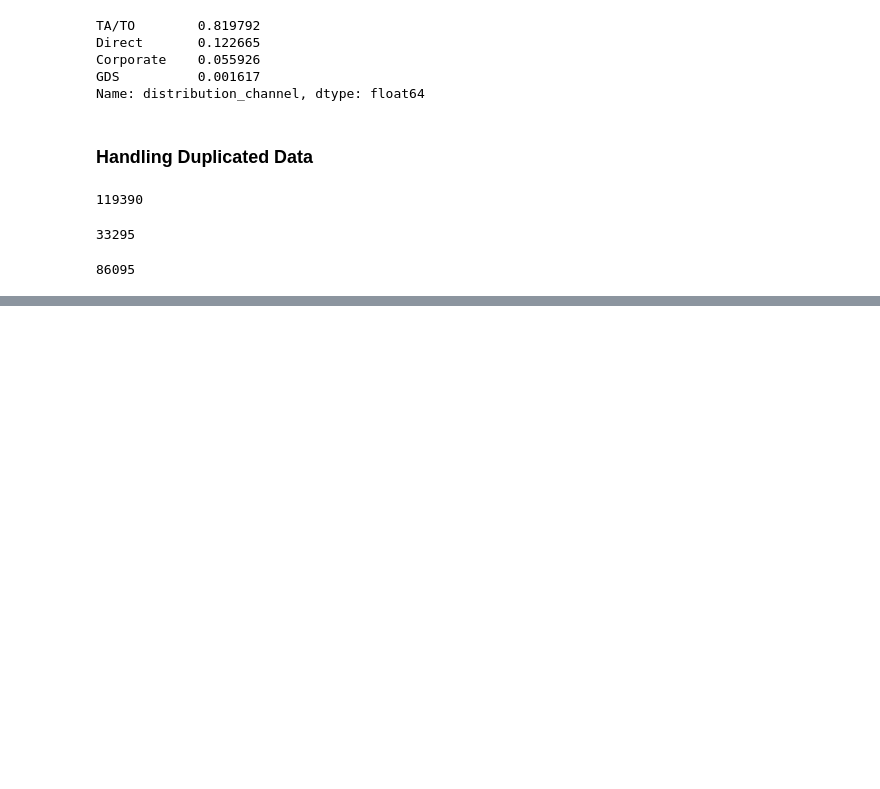
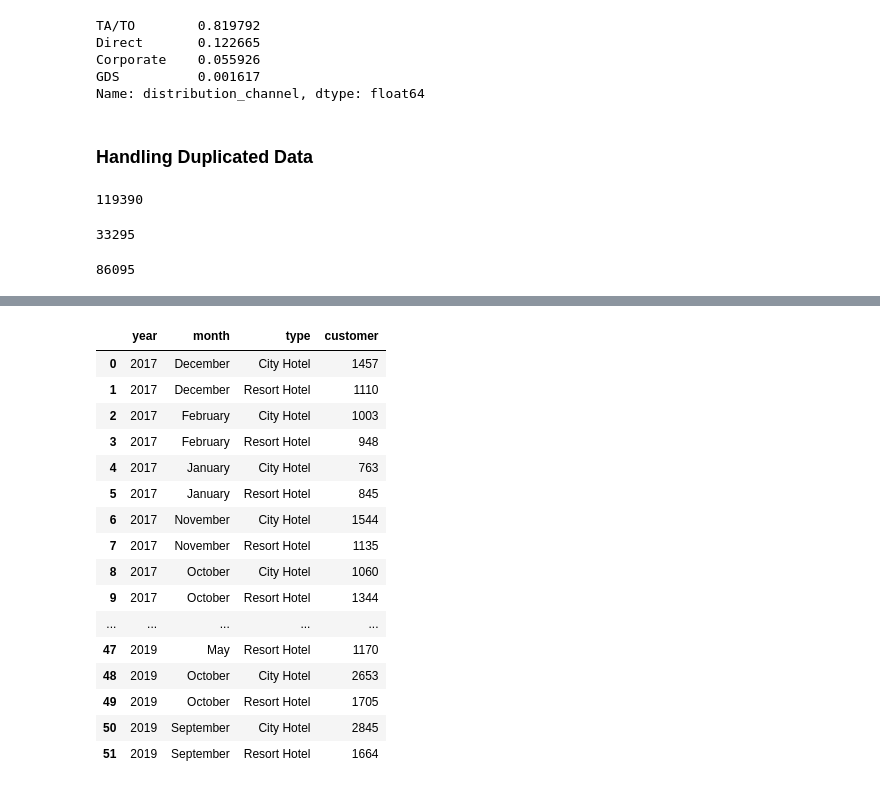
Before and after one commit to faisalydth/investigate-hotel, a Jupyter notebook: investigate_hotel.ipynb, the cells around one changed output, grey strips where cells are left out. Saved outputs shown, nothing was run; the diff lists cells and outputs as text; code cells hidden in the pictures; blank space fills up the shorter version.

```diff
--- a/investigate_hotel.ipynb
+++ b/investigate_hotel.ipynb
@@ -205,0 +260,24 @@ len(df) # after
+# %%
+monthly_book = df.groupby(['arrival_date_year', 'arrival_date_month', 'hotel']).agg({'hotel':'count'})
+monthly_book = monthly_book.rename({'hotel':'customer'}, axis=1)
+monthly_book = monthly_book.reset_index()
+monthly_book = monthly_book.rename({'arrival_date_year':'year', 'arrival_date_month':'month', 'hotel':'type'}, axis=1)
+monthly_book
+# %% [output]
+|  | year | month | type | customer |
+| 0 | 2017 | December | City Hotel | 1457 |
+| 1 | 2017 | December | Resort Hotel | 1110 |
+| 2 | 2017 | February | City Hotel | 1003 |
+| 3 | 2017 | February | Resort Hotel | 948 |
+| 4 | 2017 | January | City Hotel | 763 |
+| 5 | 2017 | January | Resort Hotel | 845 |
+| 6 | 2017 | November | City Hotel | 1544 |
+| 7 | 2017 | November | Resort Hotel | 1135 |
+| 8 | 2017 | October | City Hotel | 1060 |
+| 9 | 2017 | October | Resort Hotel | 1344 |
+| ... | ... | ... | ... | ... |
+| 47 | 2019 | May | Resort Hotel | 1170 |
+| 48 | 2019 | October | City Hotel | 2653 |
+| 49 | 2019 | October | Resort Hotel | 1705 |
+| 50 | 2019 | September | City Hotel | 2845 |
+| 51 | 2019 | September | Resort Hotel | 1664 |
```
Also changed, not shown: parts of 18 cells of this notebook.
